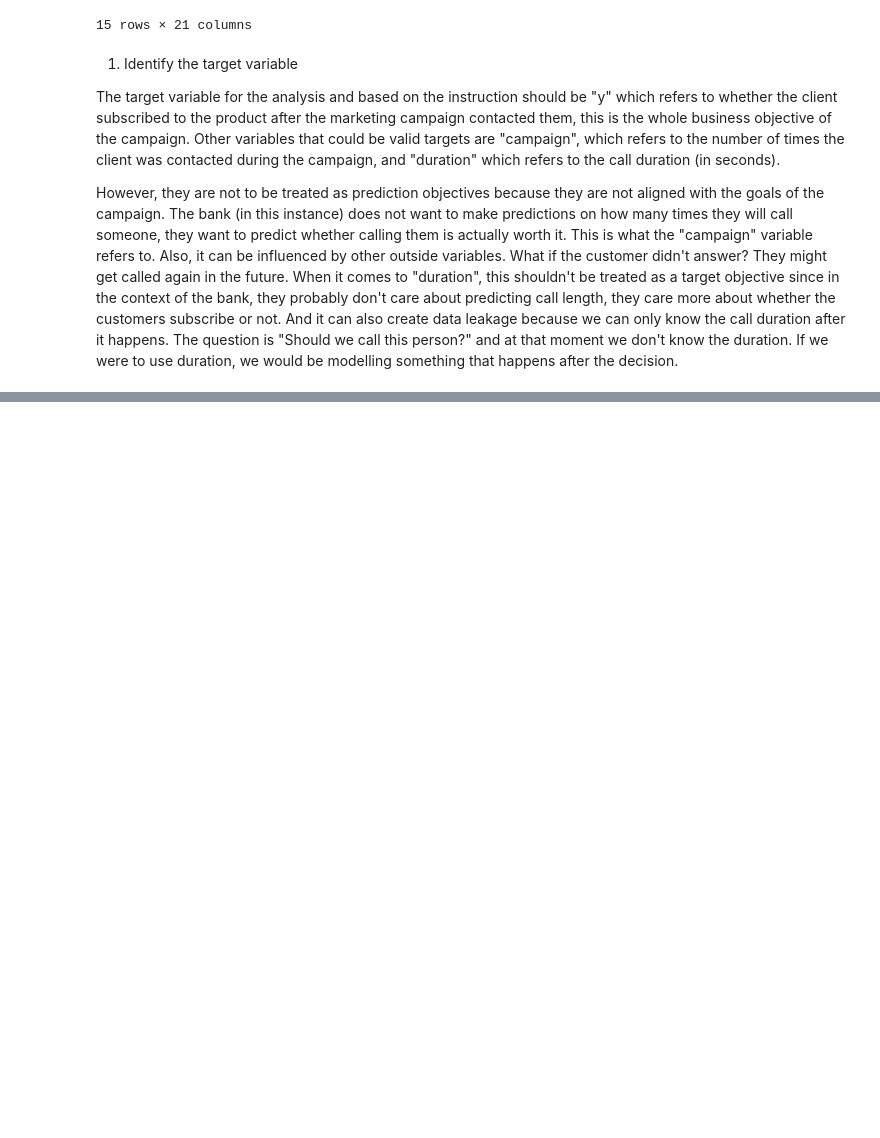
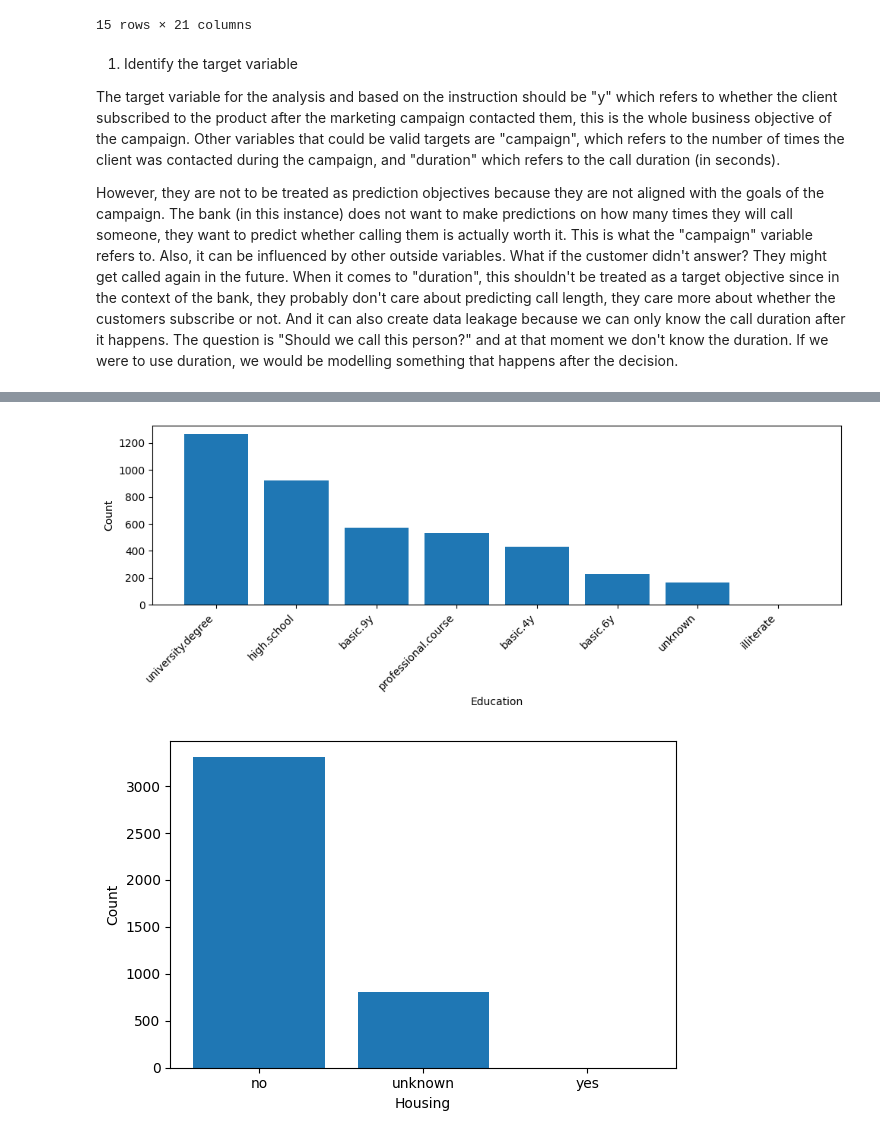
Before and after one commit to Fmendez18/ML-fundamentals-2026, a Jupyter notebook: assignment_1_Federico_Mendez.ipynb, the cells around one changed output, grey strips where cells are left out. Cells and saved outputs as stored; diff of their text form; code cells hidden in the pictures; blank space fills up the shorter version.

```diff
--- a/assignment_1_Federico_Mendez.ipynb
+++ b/assignment_1_Federico_Mendez.ipynb
@@ -31,0 +132,23 @@ However, they are not to be treated as prediction objectives because they are no
+# %%
+counts = df["education"].value_counts()
+
+plt.figure(figsize=(10,4))
+plt.bar(counts.index, counts.values)
+plt.xlabel("Education")
+plt.ylabel("Count")
+plt.xticks(rotation=45, ha="right")
+plt.tight_layout()
+plt.show()
+
+counts = df["housing"].value_counts()
+
+plt.figure(figsize=(6,4))
+plt.bar(counts.index, counts.values)
+plt.xlabel("Housing")
+plt.ylabel("Count")
+plt.xticks(rotation=0)
+plt.tight_layout()
+plt.show()
+# %% [output]
+[figure, added]
+[figure, added]
```
Also changed, not shown: parts of 25 cells of this notebook.
